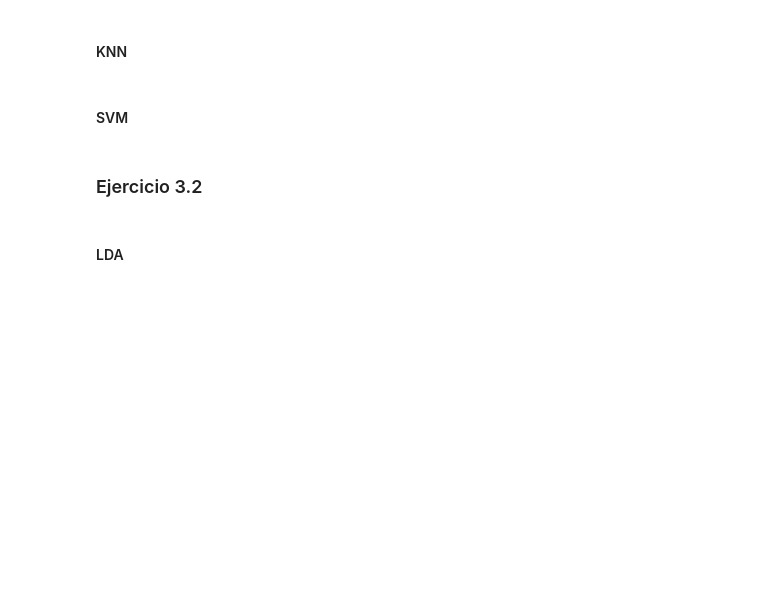
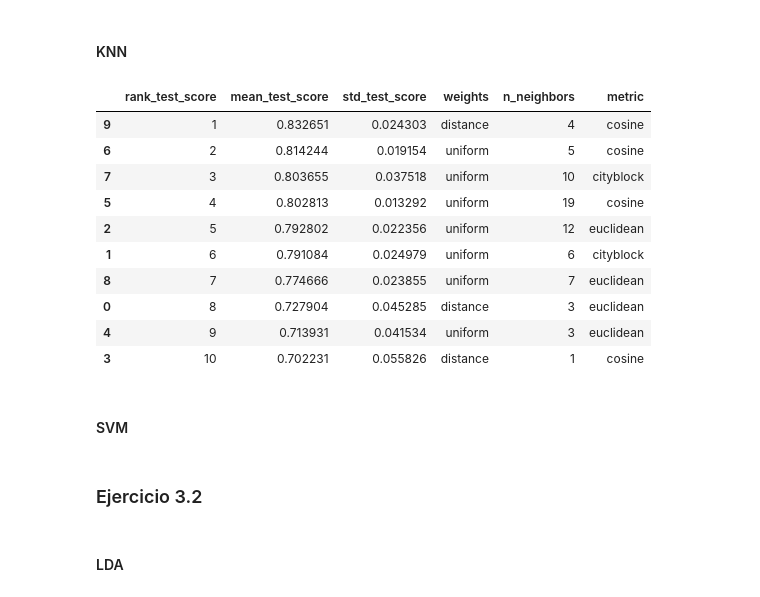
Before and after one commit to mariok99/tp, a Jupyter notebook: sol.ipynb, the cells around one changed output. Saved outputs shown, nothing was run; the diff lists cells and outputs as text; code cells hidden in the pictures; blank space fills up the shorter version.

```diff
--- a/sol.ipynb
+++ b/sol.ipynb
@@ -264,6 +265,37 @@ generar_tabla_resultados(random_search_tree)
 | 0 | 10 | 0.548128 | 0.049041 | 3 | sqrt | None | ... |
 # %% [markdown]
 #### KNN
+# %%
+rsk = RandomizedSearchCV(
+    estimator=KNeighborsClassifier(),
+    param_distributions={
+        'n_neighbors': range(1,20),
+        'weights': ["uniform","distance"],
+        'metric':["cityblock","cosine","euclidean"]
+    },
+    n_iter=10,
+    scoring='roc_auc',
+    cv=stratifiedKFold,
+    random_state=SEED,
+    return_train_score=True,
+
+)
+
+rsk.fit(X_train, y_train)
+
+generar_tabla_resultados(rsk)
+# %% [output]
+|  | rank_test_score | mean_test_score | std_test_score | weights | n_neighbors | metric |
+| 9 | 1 | 0.832651 | 0.024303 | distance | 4 | cosine |
+| 6 | 2 | 0.814244 | 0.019154 | uniform | 5 | cosine |
+| 7 | 3 | 0.803655 | 0.037518 | uniform | 10 | cityblock |
+| 5 | 4 | 0.802813 | 0.013292 | uniform | 19 | cosine |
+| 2 | 5 | 0.792802 | 0.022356 | uniform | 12 | euclidean |
+| 1 | 6 | 0.791084 | 0.024979 | uniform | 6 | cityblock |
+| 8 | 7 | 0.774666 | 0.023855 | uniform | 7 | euclidean |
+| 0 | 8 | 0.727904 | 0.045285 | distance | 3 | euclidean |
+| 4 | 9 | 0.713931 | 0.041534 | uniform | 3 | euclidean |
+| 3 | 10 | 0.702231 | 0.055826 | distance | 1 | cosine |
 # %% [markdown]
 #### SVM
 # %% [markdown]
```
Also changed, not shown: parts of 1 cell of this notebook, 1 other file.
